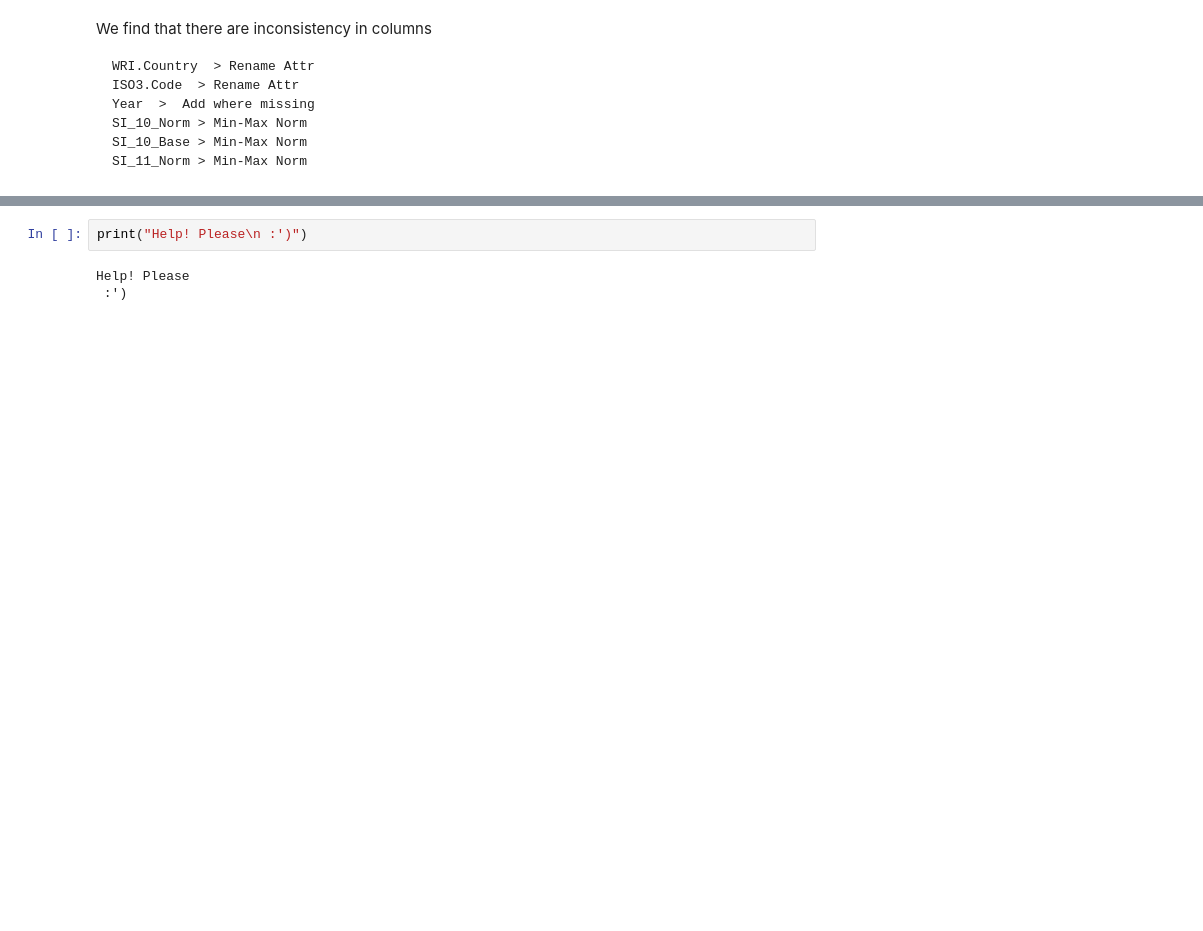
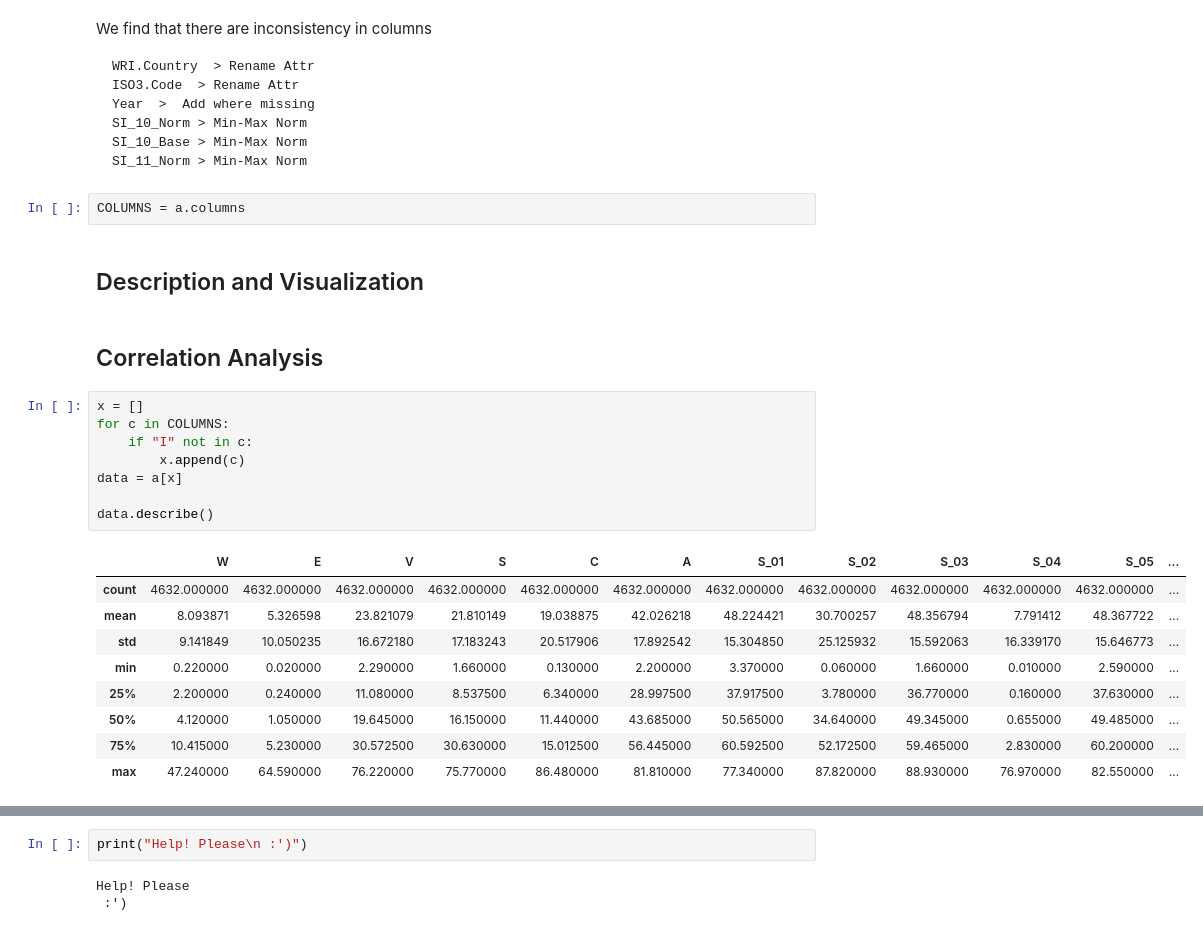
Before and after one commit to Ban-hub/CSE6506-Data_Project, a Jupyter notebook: Test.ipynb, the cells around one changed output, grey strips where cells are left out. Cells and saved outputs as stored; diff of their text form; blank space fills up the shorter version.

````diff
--- a/Test.ipynb
+++ b/Test.ipynb
@@ -52,3 +67,27 @@ SI_10_Norm > Min-Max Norm
 SI_10_Base > Min-Max Norm
 SI_11_Norm > Min-Max Norm
 ```
+# %%
+COLUMNS = a.columns
+# %% [markdown]
+## Description and Visualization
+# %% [markdown]
+## Correlation Analysis
+# %%
+x = []
+for c in COLUMNS:
+    if "I" not in c:
+        x.append(c)
+data = a[x]
+
+data.describe()
+# %% [output]
+|  | W | E | V | S | C | A | S_01 | S_02 | S_03 | S_04 | S_05 | ... |
+| count | 4632.000000 | 4632.000000 | 4632.000000 | 4632.000000 | 4632.000000 | 4632.000000 | 4632.000000 | 4632.000000 | 4632.000000 | 4632.000000 | 4632.000000 | ... |
+| mean | 8.093871 | 5.326598 | 23.821079 | 21.810149 | 19.038875 | 42.026218 | 48.224421 | 30.700257 | 48.356794 | 7.791412 | 48.367722 | ... |
+| std | 9.141849 | 10.050235 | 16.672180 | 17.183243 | 20.517906 | 17.892542 | 15.304850 | 25.125932 | 15.592063 | 16.339170 | 15.646773 | ... |
+| min | 0.220000 | 0.020000 | 2.290000 | 1.660000 | 0.130000 | 2.200000 | 3.370000 | 0.060000 | 1.660000 | 0.010000 | 2.590000 | ... |
+| 25% | 2.200000 | 0.240000 | 11.080000 | 8.537500 | 6.340000 | 28.997500 | 37.917500 | 3.780000 | 36.770000 | 0.160000 | 37.630000 | ... |
+| 50% | 4.120000 | 1.050000 | 19.645000 | 16.150000 | 11.440000 | 43.685000 | 50.565000 | 34.640000 | 49.345000 | 0.655000 | 49.485000 | ... |
+| 75% | 10.415000 | 5.230000 | 30.572500 | 30.630000 | 15.012500 | 56.445000 | 60.592500 | 52.172500 | 59.465000 | 2.830000 | 60.200000 | ... |
+| max | 47.240000 | 64.590000 | 76.220000 | 75.770000 | 86.480000 | 81.810000 | 77.340000 | 87.820000 | 88.930000 | 76.970000 | 82.550000 | ... |
````
Also changed, not shown: parts of 9 cells of this notebook.
